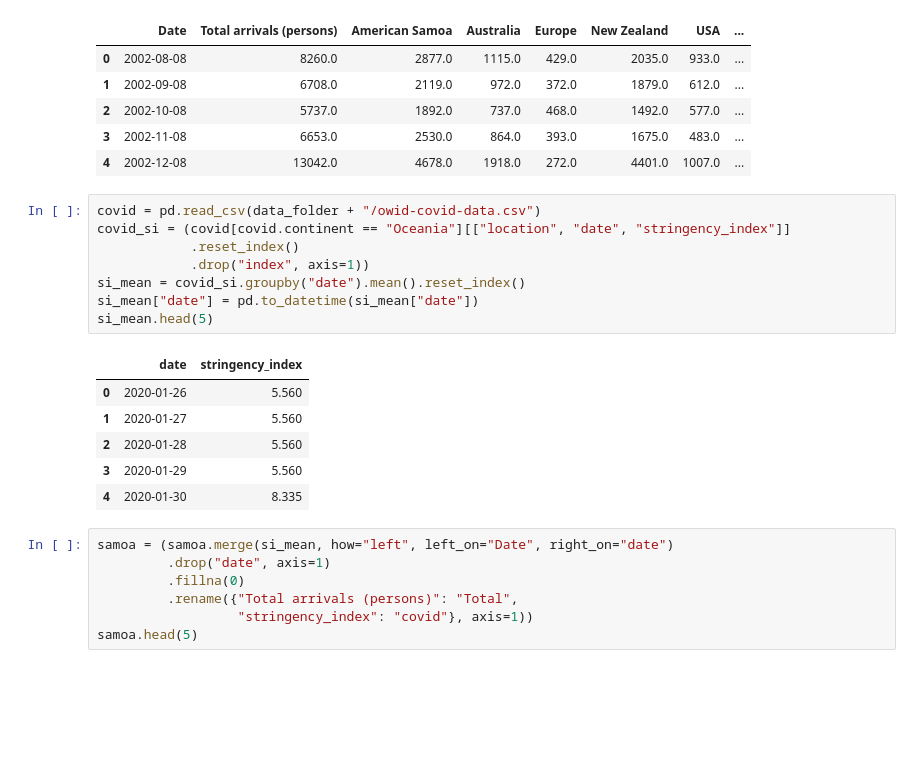
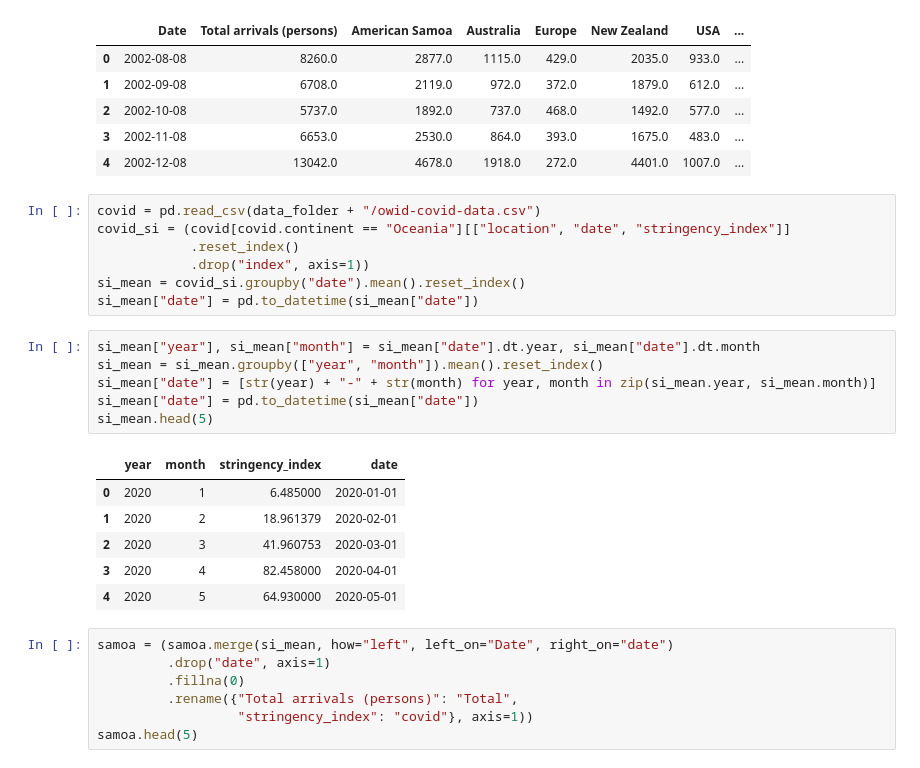
Before and after one commit to worldbank/pacific-observatory, a Jupyter notebook: scripts/notebooks/Tourism/modelling/samoa.ipynb, the cells around one changed output. Saved outputs shown, nothing was run; the diff lists cells and outputs as text; blank space fills up the shorter version.

```diff
--- a/scripts/notebooks/Tourism/modelling/samoa.ipynb
+++ b/scripts/notebooks/Tourism/modelling/samoa.ipynb
@@ -36,14 +38,19 @@ covid_si = (covid[covid.continent == "Oceania"][["location", "date", "stringency
             .drop("index", axis=1))
 si_mean = covid_si.groupby("date").mean().reset_index()
 si_mean["date"] = pd.to_datetime(si_mean["date"])
-si_mean.head(5)
-# %% [output]
-|  | date | stringency_index |
-| 0 | 2020-01-26 | 5.560 |
-| 1 | 2020-01-27 | 5.560 |
-| 2 | 2020-01-28 | 5.560 |
-| 3 | 2020-01-29 | 5.560 |
-| 4 | 2020-01-30 | 8.335 |
+# %%
+si_mean["year"], si_mean["month"] = si_mean["date"].dt.year, si_mean["date"].dt.month
+si_mean = si_mean.groupby(["year", "month"]).mean().reset_index()
+si_mean["date"] = [str(year) + "-" + str(month) for year, month in zip(si_mean.year, si_mean.month)]
+si_mean["date"] = pd.to_datetime(si_mean["date"])
+si_mean.head(5)
+# %% [output]
+|  | year | month | stringency_index | date |
+| 0 | 2020 | 1 | 6.485000 | 2020-01-01 |
+| 1 | 2020 | 2 | 18.961379 | 2020-02-01 |
+| 2 | 2020 | 3 | 41.960753 | 2020-03-01 |
+| 3 | 2020 | 4 | 82.458000 | 2020-04-01 |
+| 4 | 2020 | 5 | 64.930000 | 2020-05-01 |
 # %%
 samoa = (samoa.merge(si_mean, how="left", left_on="Date", right_on="date")
          .drop("date", axis=1)
```
Also changed, not shown: parts of 9 cells of this notebook, 3 other files.
